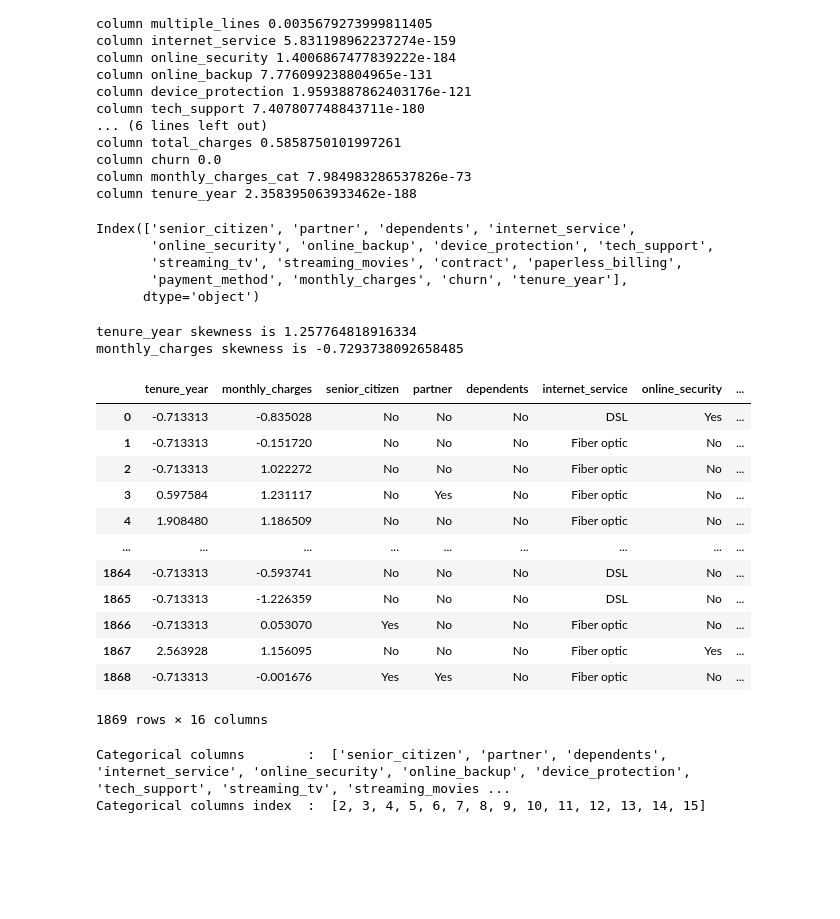
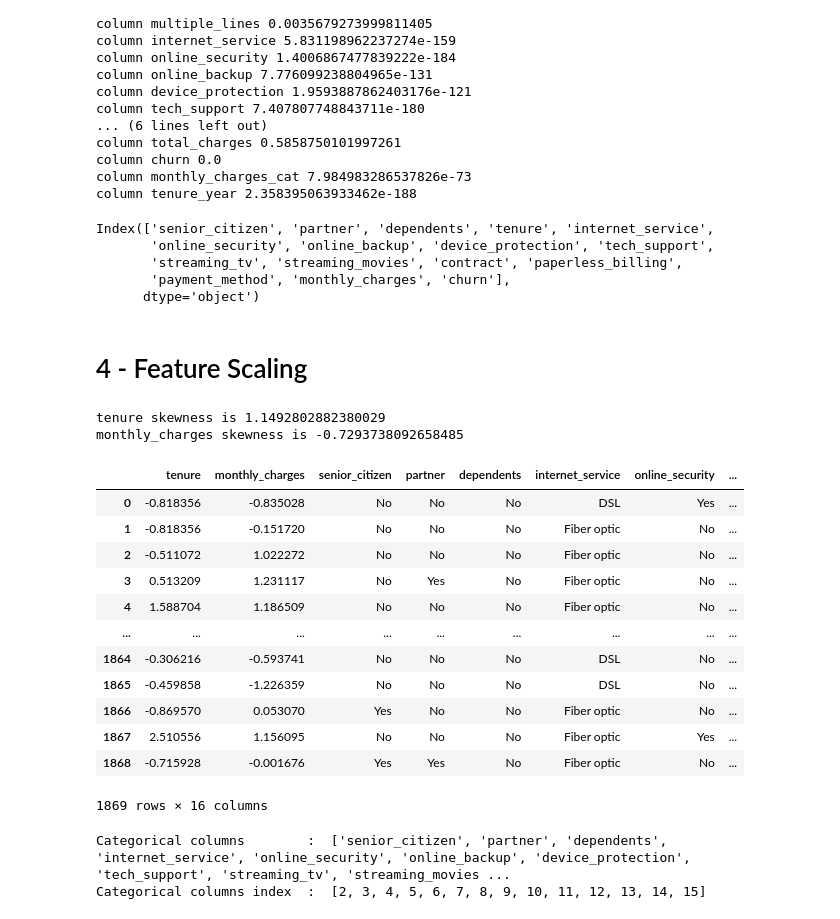
Before and after one commit to FTDS-assignment-bay/p2-final-project-ftds-001-sby-group-001, a Jupyter notebook: churn_cluster.ipynb, the cells around one changed output. Cells and saved outputs as stored; diff of their text form; code cells hidden in the pictures; blank space fills up the shorter version.

```diff
--- a/churn_cluster.ipynb
+++ b/churn_cluster.ipynb
@@ -64,50 +71,52 @@ column churn 0.0
 column monthly_charges_cat 7.984983286537826e-73
 column tenure_year 2.358395063933462e-188
 # %%
-columns = ['senior_citizen','partner','dependents', 'internet_service',
+columns = ['senior_citizen','partner','dependents', 'internet_service', 'tenure',
         'online_security','online_backup','device_protection','tech_support',
         'streaming_tv', 'streaming_movies', 'contract',
-        'paperless_billing', 'payment_method', 'monthly_charges', 'churn', 'tenure_year']
+        'paperless_billing', 'payment_method', 'monthly_charges', 'churn']
 dfnew = dfnew.drop(columns=[col for col in dfnew if col not in columns])
 dfnew.columns
 # %% [output]
-Index(['senior_citizen', 'partner', 'dependents', 'internet_service',
+Index(['senior_citizen', 'partner', 'dependents', 'tenure', 'internet_service',
        'online_security', 'online_backup', 'device_protection', 'tech_support',
        'streaming_tv', 'streaming_movies', 'contract', 'paperless_billing',
-       'payment_method', 'monthly_charges', 'churn', 'tenure_year'],
+       'payment_method', 'monthly_charges', 'churn'],
       dtype='object')
 # %%
-new_num = ['tenure_year', 'monthly_charges']
+new_num = ['tenure', 'monthly_charges']
 new_cat = ['senior_citizen', 'partner', 'dependents', 'internet_service', 'online_security',
        'online_backup', 'device_protection', 'tech_support', 'streaming_tv', 'streaming_movies',
        'contract', 'paperless_billing', 'payment_method', 'churn']
+# %% [markdown]
+# 4 - Feature Scaling
 # %%
 for x in new_num:
     print(x, 'skewness is', dfnew[x].skew())
 # %% [output]
-tenure_year skewness is 1.257764818916334
+tenure skewness is 1.1492802882380029
 monthly_charges skewness is -0.7293738092658485
 # %%
 scaler = StandardScaler()
 dfnew_scaled = scaler.fit_transform(dfnew[new_num])
 # %%
 dfnew_final = np.concatenate([dfnew_scaled, dfnew[new_cat]], axis=1)
-dfnew_final = pd.DataFrame(dfnew_final, columns=['tenure_year', 'monthly_charges'] + new_cat)
+dfnew_final = pd.DataFrame(dfnew_final, columns=['tenure', 'monthly_charges'] + new_cat)
 dfnew_final = dfnew_final.infer_objects()
 dfnew_final
 # %% [output]
-|  | tenure_year | monthly_charges | senior_citizen | partner | dependents | internet_service | online_security | ... |
-| 0 | -0.713313 | -0.835028 | No | No | No | DSL | Yes | ... |
-| 1 | -0.713313 | -0.151720 | No | No | No | Fiber optic | No | ... |
-| 2 | -0.713313 | 1.022272 | No | No | No | Fiber optic | No | ... |
-| 3 | 0.597584 | 1.231117 | No | Yes | No | Fiber optic | No | ... |
-| 4 | 1.908480 | 1.186509 | No | No | No | Fiber optic | No | ... |
+|  | tenure | monthly_charges | senior_citizen | partner | dependents | internet_service | online_security | ... |
+| 0 | -0.818356 | -0.835028 | No | No | No | DSL | Yes | ... |
+| 1 | -0.818356 | -0.151720 | No | No | No | Fiber optic | No | ... |
+| 2 | -0.511072 | 1.022272 | No | No | No | Fiber optic | No | ... |
+| 3 | 0.513209 | 1.231117 | No | Yes | No | Fiber optic | No | ... |
+| 4 | 1.588704 | 1.186509 | No | No | No | Fiber optic | No | ... |
 | ... | ... | ... | ... | ... | ... | ... | ... | ... |
-| 1864 | -0.713313 | -0.593741 | No | No | No | DSL | No | ... |
-| 1865 | -0.713313 | -1.226359 | No | No | No | DSL | No | ... |
-| 1866 | -0.713313 | 0.053070 | Yes | No | No | Fiber optic | No | ... |
-| 1867 | 2.563928 | 1.156095 | No | No | No | Fiber optic | Yes | ... |
-| 1868 | -0.713313 | -0.001676 | Yes | Yes | No | Fiber optic | No | ... |
+| 1864 | -0.306216 | -0.593741 | No | No | No | DSL | No | ... |
+| 1865 | -0.459858 | -1.226359 | No | No | No | DSL | No | ... |
+| 1866 | -0.869570 | 0.053070 | Yes | No | No | Fiber optic | No | ... |
+| 1867 | 2.510556 | 1.156095 | No | No | No | Fiber optic | Yes | ... |
+| 1868 | -0.715928 | -0.001676 | Yes | Yes | No | Fiber optic | No | ... |
 1869 rows × 16 columns
 # %%
 index_cat_columns = [dfnew_final.columns.get_loc(col) for col in new_cat]
```
Also changed, not shown: parts of 11 cells of this notebook.
